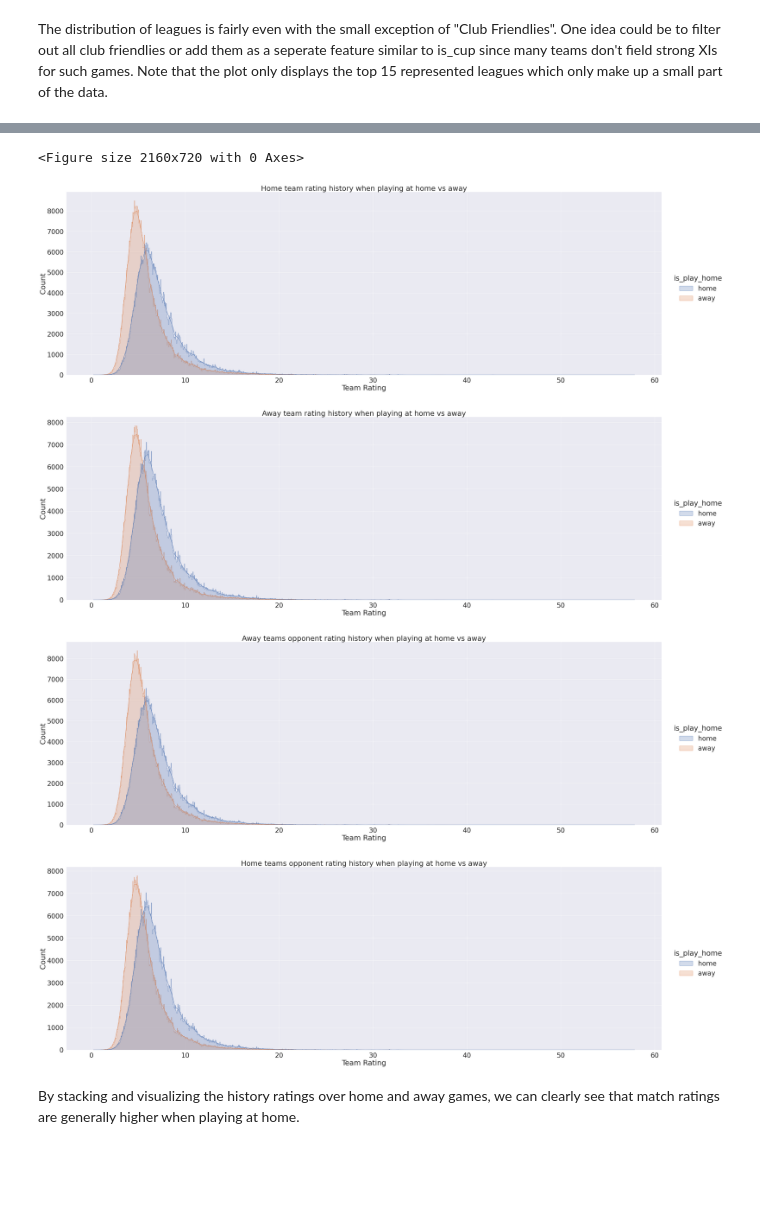
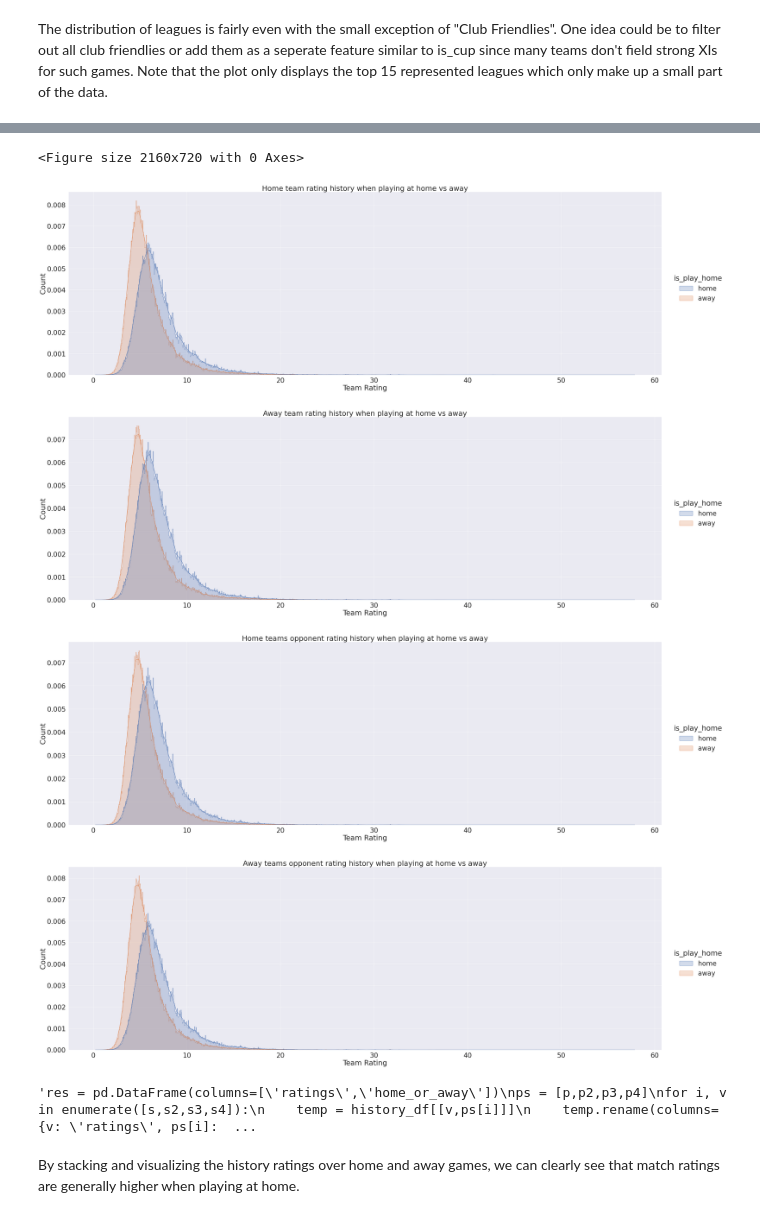
Before and after one commit to Taoudi/Football-Match-Result-Predictor, a Jupyter notebook: football-match-prediction-eda.ipynb, the cells around one changed output, grey strips where cells are left out. Drawn from its saved outputs; the diff is of its cells as text; code cells hidden in the pictures; blank space fills up the shorter version.

```diff
--- a/football-match-prediction-eda.ipynb
+++ b/football-match-prediction-eda.ipynb
@@ -7,5 +7,6 @@ import matplotlib.pyplot as plt
 from matplotlib import style
 
 df = pd.read_csv("../input/football-match-probability-prediction/train.csv")
-display(df.columns)
+for i in df.columns:
+    print(i)
 # %% [output]
@@ -139,46 +149,60 @@ history_df.loc[history_df[p]==1.0,p3] = 'away'
 
 
 history_df.loc[history_df[p2]==0.0,p2] = 'away'
 history_df.loc[history_df[p2]==1.0,p2] = 'home'
 history_df.loc[history_df[p]==0.0,p] = 'away'
 history_df.loc[history_df[p]==1.0,p] = 'home'
 
 order = ['home','away']
 
 sns.set(font_scale=3)  # crazy big
 
 history_df = history_df.rename({p2:'is_play_home'}, axis='columns')
-ax = sns.displot(history_df,x='home_team_history_rating_',fill=True,element="step",kde=True,hue='is_play_home',height=15,aspect=3,hue_order=order)
+ax = sns.displot(history_df,x='home_team_history_rating_',fill=True,element="step",kde=True,hue='is_play_home',height=15,aspect=3,hue_order=order,stat="probability")
 ax.set_axis_labels("Team Rating","Count")
 plt.title("Home team rating history when playing at home vs away")
 plt.show()
 history_df = history_df.rename({'is_play_home':p2}, axis='columns')
 
 history_df = history_df.rename({p:'is_play_home'}, axis='columns')
-ax = sns.displot(history_df,x='away_team_history_rating_',fill=True,element="step",kde=True,hue='is_play_home',height=15,aspect=3,hue_order=order)
+ax = sns.displot(history_df,x='away_team_history_rating_',fill=True,element="step",kde=True,hue='is_play_home',height=15,aspect=3,hue_order=order,stat="probability")
 ax.set_axis_labels("Team Rating","Count")
 plt.title("Away team rating history when playing at home vs away")
 plt.show()
 history_df = history_df.rename({'is_play_home':p}, axis='columns')
 
-history_df = history_df.rename({p3:'is_play_home'}, axis='columns')
-ax = sns.displot(history_df,x='away_team_history_opponent_rating_',fill=True,element="step",kde=True,hue='is_play_home',height=15,aspect=3,hue_order=order)
-ax.set_axis_labels("Team Rating","Count")
-plt.title("Away teams opponent rating history when playing at home vs away")
-plt.show()
-history_df = history_df.rename({'is_play_home':p3}, axis='columns')
-
 history_df = history_df.rename({p4:'is_play_home'}, axis='columns')
-ax = sns.displot(history_df,x='home_team_history_opponent_rating_',fill=True,element="step",kde=True,hue='is_play_home',height=15,aspect=3,hue_order=order)
+ax = sns.displot(history_df,x=s4,fill=True,element="step",kde=True,hue='is_play_home',height=15,aspect=3,hue_order=order,stat="probability")
 ax.set_axis_labels("Team Rating","Count")
 plt.title("Home teams opponent rating history when playing at home vs away")
 plt.show()
 history_df = history_df.rename({'is_play_home':p4}, axis='columns')
+
+history_df = history_df.rename({p3:'is_play_home'}, axis='columns')
+ax = sns.displot(history_df,x=s3,fill=True,element="step",kde=True,hue='is_play_home',height=15,aspect=3,hue_order=order,stat="probability")
+ax.set_axis_labels("Team Rating","Count")
+plt.title("Away teams opponent rating history when playing at home vs away")
+
+plt.show()
+history_df = history_df.rename({'is_play_home':p3}, axis='columns')
+
+"""res = pd.DataFrame(columns=['ratings','home_or_away'])
+ps = [p,p2,p3,p4]
+for i, v in enumerate([s,s2,s3,s4]):
+    temp = history_df[[v,ps[i]]]
+    temp.rename(columns={v: 'ratings', ps[i]: 'home_or_away'}, inplace=True)
+    res = pd.concat([res,temp], axis=0)
+display(res)
+ax = sns.displot(res,x='ratings',fill=True,element="step",kde=False,rug=False,norm_hist=False,hue='home_or_away',height=15,aspect=3,hue_order=order,stat="probability")
+ax.set_axis_labels("Team Rating","Probability")
+plt.title("Total rating history across all games for home and away teams")
+plt.show()"""
 # %% [output]
 <Figure size 2160x720 with 0 Axes>
-[figure, old version]
+[figure, new version]
-[figure, old version]
+[figure, new version]
-[figure, old version]
+[figure, new version]
-[figure, old version]
+[figure, new version]
+'res = pd.DataFrame(columns=[\'ratings\',\'home_or_away\'])\nps = [p,p2,p3,p4]\nfor i, v in enumerate([s,s2,s3,s4]):\n    temp = history_df[[v,ps[i]]]\n    temp.rename(columns={v: \'ratings\', ps[i]:  ...
 # %% [markdown]
 By stacking and visualizing the history ratings over home and away games, we can clearly see that match ratings are generally higher when playing at home.
```
Also changed, not shown: parts of 7 cells of this notebook.
